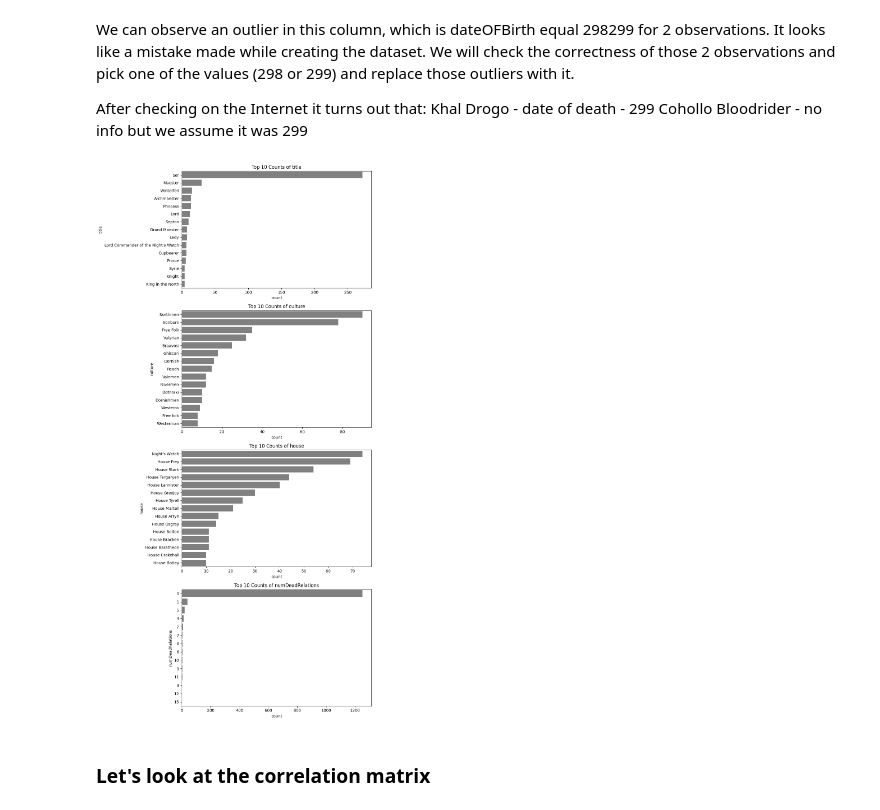
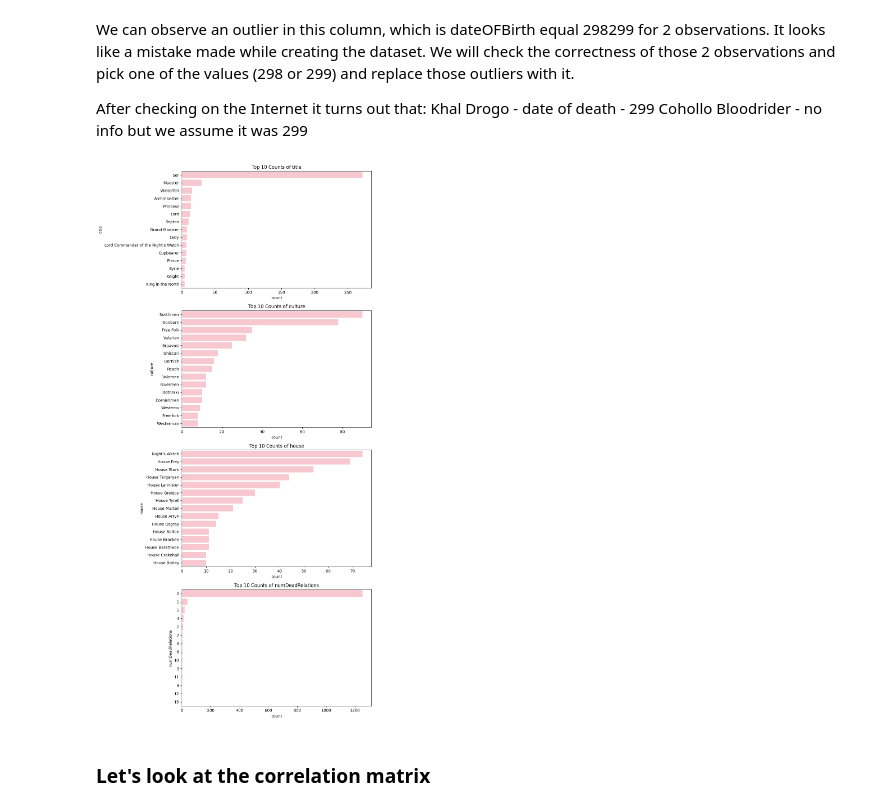
Before and after one commit to xxkaro/GameOfThrones-Clustering, a Jupyter notebook: EDA/EDA.ipynb, the cells around one changed output. Cells and saved outputs as stored; diff of their text form; code cells hidden in the pictures.

```diff
--- a/EDA/EDA.ipynb
+++ b/EDA/EDA.ipynb
@@ -240,20 +237,20 @@ df.to_csv('../Data/Modeling/character-predictions-modeling.csv', index=False)
 # %%
 columns_countplot = ['title', 'culture', 'house', 'numDeadRelations']
 
 fig, axes = plt.subplots(4, 1, figsize=(10, 20))
 
 for i, col in enumerate(columns_countplot):
     top_values = df[col].value_counts().head(15)
 
-    sns.countplot(y=df[col], order=top_values.index, ax=axes[i], color='gray')
+    sns.countplot(y=df[col], order=top_values.index, ax=axes[i], color='pink')
 
     axes[i].set_ylabel(col)
     axes[i].set_title(f'Top 10 Counts of {col}')
 
 plt.tight_layout()
 plt.show()
 # %% [output]
-[figure, old version]
+[figure, new version]
 # %% [markdown]
 ### Let's look at the correlation matrix
 # %%
```
Also changed, not shown: parts of 6 cells of this notebook, 1 other file.
